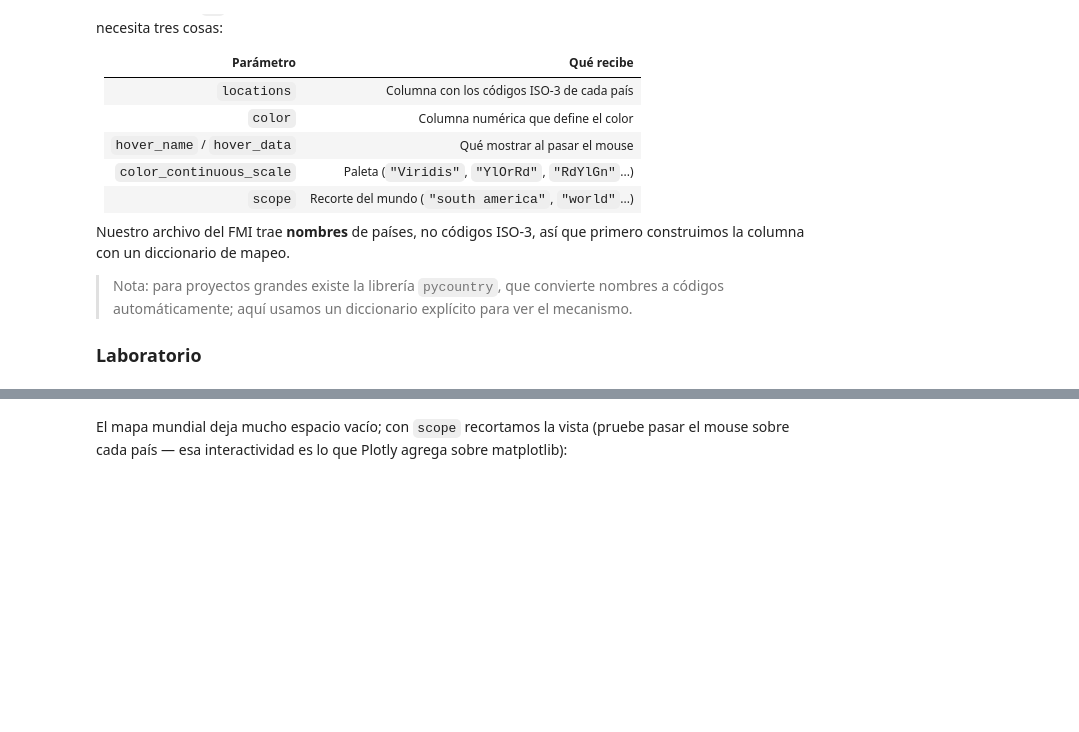
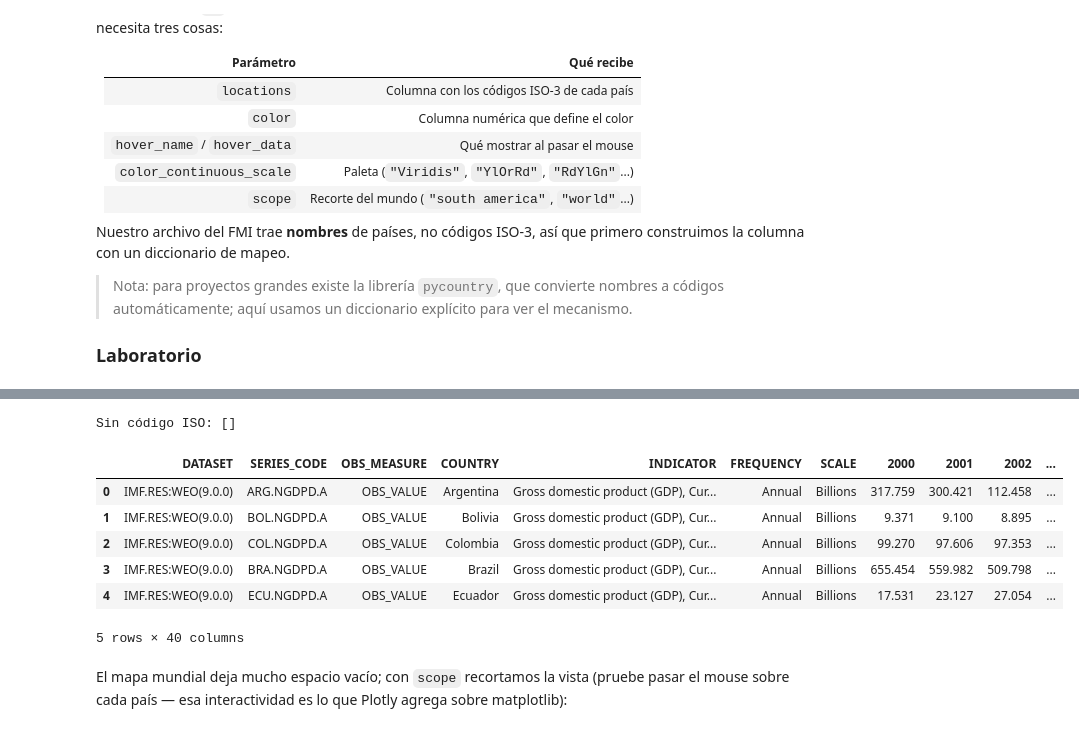
Before and after one commit to jgomezz/cpe_ciencia_datos_python_2026, a Jupyter notebook: mod2_estadistica_y_visualizacion/semana_05_maps.ipynb, the cells around one changed output, grey strips where cells are left out. Drawn from its saved outputs; the diff is of its cells as text; code cells hidden in the pictures; blank space fills up the shorter version.

```diff
--- a/mod2_estadistica_y_visualizacion/semana_05_maps.ipynb
+++ b/mod2_estadistica_y_visualizacion/semana_05_maps.ipynb
@@ -61,6 +61,6 @@ Nuestro archivo del FMI trae **nombres** de países, no códigos ISO-3, así que
 import pandas as pd
 import plotly.express as px
 
-df_fmi = pd.read_csv("dataset/fmi/WEO_Data_Latinoamerica_2025.csv",
+df_fmi = pd.read_csv("dataset/fmi/WEO_Data_Latinoamerica_2026.csv",
                      thousands=",", decimal=".", sep=",")
 df_fmi.head(3)
@@ -67,20 +73,45 @@ df_fmi.head(3)
 # %%
 # Mapeo nombre -> código ISO-3 (ajuste los nombres a los de su archivo)
 iso3 = {
-    "Peru": "PER", "Chile": "CHL", "Argentina": "ARG", "Colombia": "COL",
-    "Brazil": "BRA", "Mexico": "MEX", "Venezuela": "VEN", "Bolivia": "BOL",
-    "Ecuador": "ECU", "Paraguay": "PRY", "Uruguay": "URY",
-    "Guatemala": "GTM", "Honduras": "HND", "El Salvador": "SLV",
-    "Nicaragua": "NIC", "Costa Rica": "CRI", "Panama": "PAN",
-    "Dominican Republic": "DOM", "Cuba": "CUB", "Haiti": "HTI",
+    "Peru": "PER",
+    "Chile": "CHL",
+    "Argentina": "ARG",
+    "Colombia": "COL",
+    "Brazil": "BRA",
+    "Mexico": "MEX",
+    "Venezuela": "VEN",
+    "Bolivia": "BOL",
+    "Ecuador": "ECU",
+    "Paraguay": "PRY",
+    "Uruguay": "URY",
+    "Guatemala": "GTM",
+    "Honduras": "HND",
+    "El Salvador": "SLV",
+    "Nicaragua": "NIC",
+    "Costa Rica": "CRI",
+    "Panama": "PAN",
+    "Dominican Republic": "DOM",
+    "Cuba": "CUB",
+    "Haiti": "HTI",
 }
 
 df_fmi["ISO3"] = df_fmi["COUNTRY"].map(iso3)
 
 # Verificamos qué países quedaron sin código (para completar el diccionario)
 print("Sin código ISO:", df_fmi[df_fmi["ISO3"].isna()]["COUNTRY"].tolist())
 
 df_fmi = df_fmi.dropna(subset=["ISO3"])
+
+df_fmi.head()
+# %% [output]
+Sin código ISO: []
+|  | DATASET | SERIES_CODE | OBS_MEASURE | COUNTRY | INDICATOR | FREQUENCY | SCALE | 2000 | 2001 | 2002 | ... |
+| 0 | IMF.RES:WEO(9.0.0) | ARG.NGDPD.A | OBS_VALUE | Argentina | Gross domestic product (GDP), Cur... | Annual | Billions | 317.759 | 300.421 | 112.458 | ... |
+| 1 | IMF.RES:WEO(9.0.0) | BOL.NGDPD.A | OBS_VALUE | Bolivia | Gross domestic product (GDP), Cur... | Annual | Billions | 9.371 | 9.100 | 8.895 | ... |
+| 2 | IMF.RES:WEO(9.0.0) | COL.NGDPD.A | OBS_VALUE | Colombia | Gross domestic product (GDP), Cur... | Annual | Billions | 99.270 | 97.606 | 97.353 | ... |
+| 3 | IMF.RES:WEO(9.0.0) | BRA.NGDPD.A | OBS_VALUE | Brazil | Gross domestic product (GDP), Cur... | Annual | Billions | 655.454 | 559.982 | 509.798 | ... |
+| 4 | IMF.RES:WEO(9.0.0) | ECU.NGDPD.A | OBS_VALUE | Ecuador | Gross domestic product (GDP), Cur... | Annual | Billions | 17.531 | 23.127 | 27.054 | ... |
+5 rows × 40 columns
 # %%
 # Primer coroplético: PBI 2025
 fig = px.choropleth(df_fmi,
```
Also changed, not shown: parts of 6 cells of this notebook.
